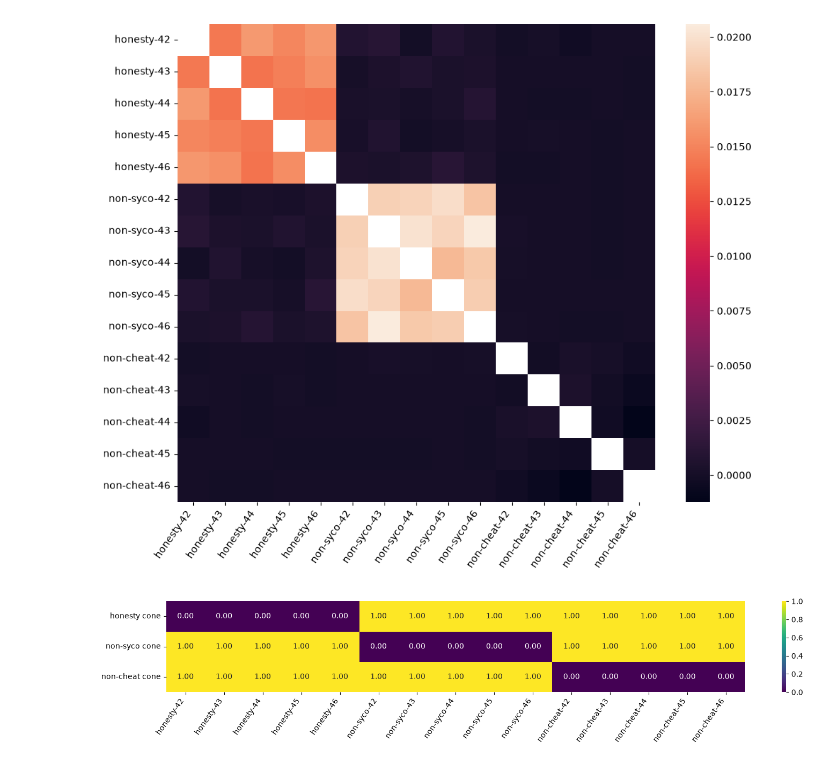
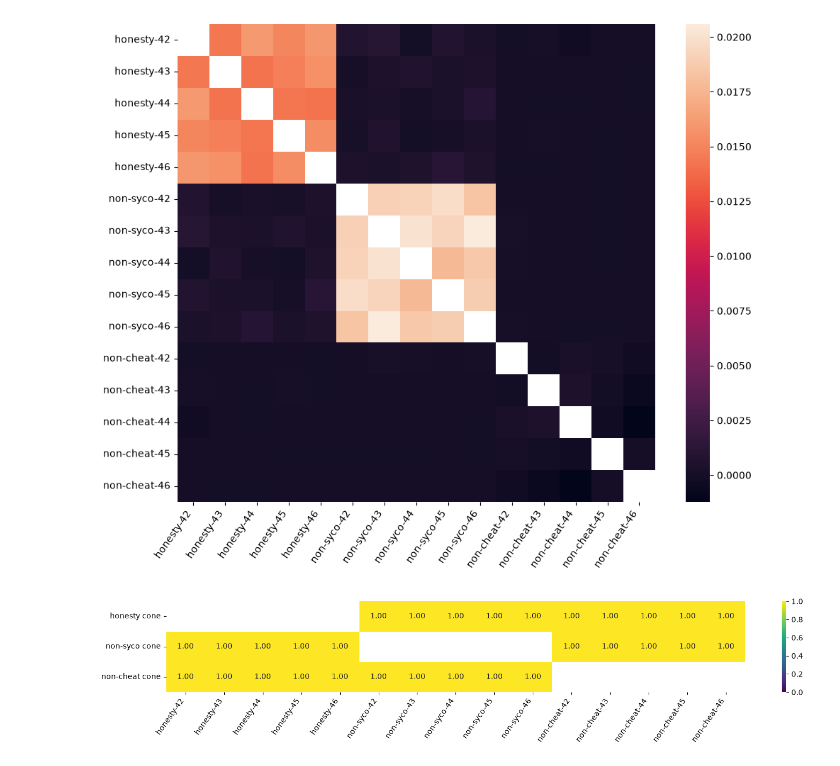
Before and after one commit to marawangamal/lilpipe, a Jupyter notebook: examples/weight-steering/scripts/analysis.ipynb, the cells around one changed output. Saved outputs shown, nothing was run; the diff lists cells and outputs as text; code cells hidden in the pictures.

```diff
--- a/examples/weight-steering/scripts/analysis.ipynb
+++ b/examples/weight-steering/scripts/analysis.ipynb
@@ -28,31 +28,33 @@ import json
 import matplotlib.pyplot as plt
 import numpy as np
 import seaborn as sns
 
 path = "/home/mila/m/marawan.gamal/projects/lilpipe/examples/weight-steering/artifacts/analysis/conic-distance-across-seeds/results.json"
 cone_dist = np.array(json.load(open(path))).T
 
 seed_labels = [
     f"{behavior}-{seed}"
     for behavior in ("honesty", "non-syco", "non-cheat")
     for seed in range(42, 47)
 ]
 cone_labels = ["honesty cone", "non-syco cone", "non-cheat cone"]
+mask = np.repeat(np.eye(3, dtype=bool), 5, axis=1)
 
 plt.figure(figsize=(15, 3))
 sns.heatmap(
     cone_dist,
+    mask=mask,
     xticklabels=seed_labels,
     yticklabels=cone_labels,
     vmin=0,
     vmax=1,
     cmap="viridis",
     annot=True,
     fmt=".2f",
 )
 plt.xticks(rotation=55, ha="right")
 plt.yticks(rotation=0)
 plt.tight_layout()
 plt.show()
 # %% [output]
-[figure, old version]
+[figure, new version]
```
Also changed, not shown: 2 other files.
